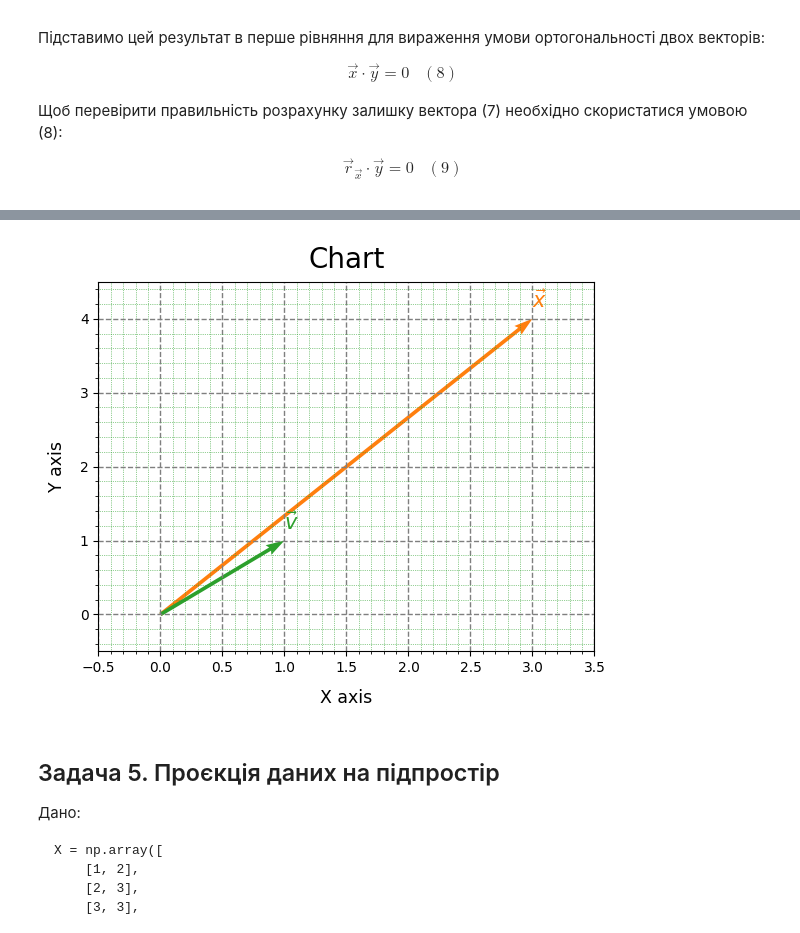
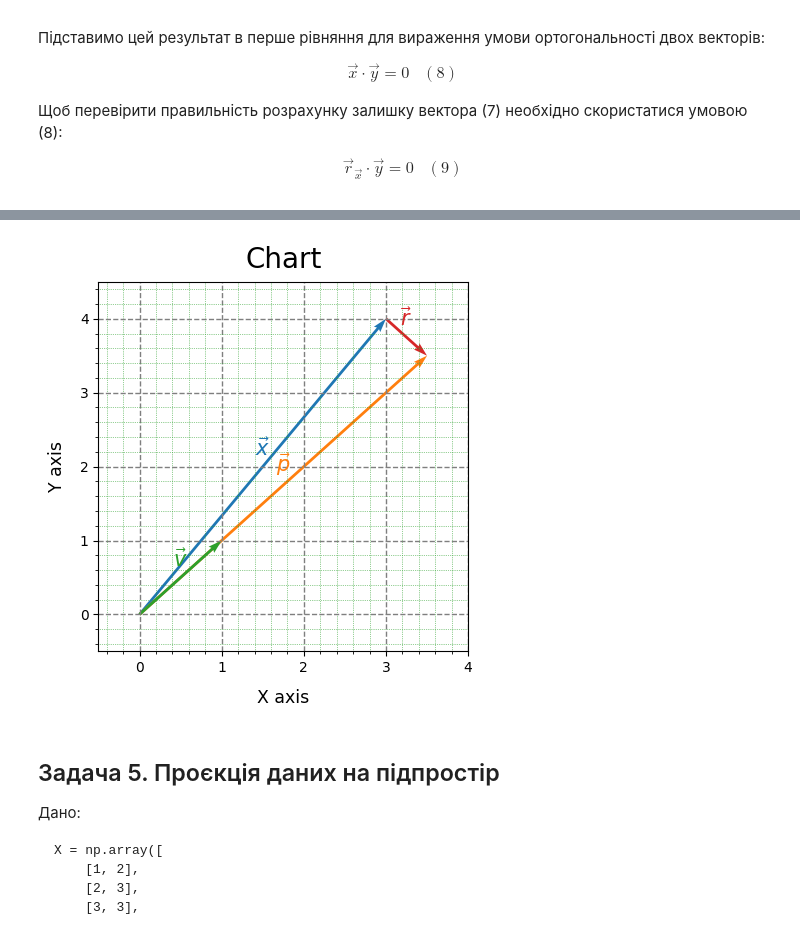
Before and after one commit to BogdanPinchuk/DataScience-PBY_HW4, a Jupyter notebook: Bohdan_Pinchuk_DS_HW4.ipynb, the cells around one changed output, grey strips where cells are left out. Drawn from its saved outputs; the diff is of its cells as text; code cells hidden in the pictures.

Commit message:
[Homework4] - added function draw chart for the 4th task

```diff
--- a/Bohdan_Pinchuk_DS_HW4.ipynb
+++ b/Bohdan_Pinchuk_DS_HW4.ipynb
@@ -424,11 +424,18 @@ $$\begin{matrix} \vec{r}_{\vec{x}} \cdot \vec{y} = 0 & (9) \end{matrix}$$
 #### Variant №1 ####
 
 import numpy as np
+import itertools
+import matplotlib.pyplot as plt
+from matplotlib.axes import Axes
+
+fig, ax = plt.subplots()
 
 # Input data
 x = np.array([3, 4])
 v = np.array([1, 1])
+
 tolerance = 4
+colors = itertools.cycle([f"C{i}" for i in range(10)])
 
 
 # Solution
@@ -449,62 +456,63 @@ ort_cond = rv_prod @ v
 cond = condition_check(ort_cond, 0.0)
 
 # Print results
+print("x = ", x)
+print("v = ", v)
 print("scalar_proj_x2v =", scalar_proj_x2v)
 print("proj =", proj)
 print("rv_prod =", rv_prod)
 print("ort_cond =", ort_cond)
 print(f"cond: rv_prod {cond} v")
 
-# proj =  #
-# rv_prod =  #
 
-import itertools
-import matplotlib.pyplot as plt
+def draw_2d_vector(axes: Axes, v_end: np.ndarray, v_name: str, margin: float = 0.5,
+                   v_start: np.ndarray = np.array([0, 0])):
+    """
+    Draw a 2d vector
+    :param axes: axes object
+    :param v_start: start of the vector
+    :param v_end: end of the vector
+    :param v_name: name of the vector
+    :param margin: margin from the chart
+    """
+    x_len = v_end[0] - v_start[0]
+    y_len = v_end[1] - v_start[1]
+    x_min, x_max = ax.get_xlim()
+    y_min, y_max = ax.get_ylim()
+    # update axes limits
+    x_min = min(x_min + margin, min(v_start[0], v_end[0])) - margin
+    x_max = max(x_max - margin, max(v_start[0], v_end[0])) + margin
+    y_min = min(y_min + margin, min(v_start[1], v_end[1])) - margin
+    y_max = max(y_max - margin, max(v_start[1], v_end[1])) + margin
+    axes.set_xlim(x_min, x_max)
+    axes.set_ylim(y_min, y_max)
+    axes.set_box_aspect(1)
 
-fig, ax = plt.subplots()
+    # Plot settings
+    axes.set_title('Chart', fontsize=20, pad=10, loc='center', color='black')
+    axes.set_xlabel('X axis', fontsize=12.5, labelpad=10, loc='center', color='black')
+    axes.set_ylabel('Y axis', fontsize=12.5, labelpad=10, loc='center', color='black')
+    axes.grid(axis='both', visible=True, which='major', ls='--', linewidth=1.0, color='tab:gray')
+    # ax.tick_params(axis='both', which='major', grid_color='tab:blue', labelcolor='black')
+    axes.minorticks_on()
+    axes.grid(axis='both', visible=True, which='minor', ls=':', linewidth=0.5, color='tab:green')
+    # ax.tick_params(axis='both', which='minor', grid_color='tab:green', labelcolor='black')
 
-c_names = itertools.cycle([f"C{i}" for i in range(10)])
-current_color = next(c_names)
+    # Arrow
+    current_color = next(colors)
+    x_annot = v_start[0] + (x_len / 2.0)
+    y_annot = v_start[1] + (y_len / 2.0)
+    axes.quiver(v_start[0], v_start[1], x_len, y_len,
+                angles='xy', scale_units='xy', scale=1, color=current_color)
+    axes.annotate(fr"$\vec{{{v_name}}}$", (x_annot, y_annot), xytext=(0, 5), fontsize=15,
+                  color=current_color, textcoords='offset points', ha='center', va='bottom')
 
-# Axes
-del_xy = 0.5
-x_min, x_max, y_min, y_max = (0.0, 0.0, 0.0, 0.0)
 
-# Chart
-ax.set_title('Chart', fontsize=20, pad=10, loc='center', color='black')
-ax.set_xlabel('X axis', fontsize=12.5, labelpad=10, loc='center', color='black')
-ax.set_ylabel('Y axis', fontsize=12.5, labelpad=10, loc='center', color='black')
+draw_2d_vector(ax, x, "x")
+draw_2d_vector(ax, proj, "p")
+draw_2d_vector(ax, v, "v")
+draw_2d_vector(ax, proj, "r", v_start=rv_prod + proj)
+# draw_2d_vector(ax, proj, "p", v_start=x)
 
-ax.grid(axis='both', visible=True, which='major', ls='--', linewidth=1.0, color='tab:gray')
-# ax.tick_params(axis='both', which='major', grid_color='tab:blue', labelcolor='black')
-ax.minorticks_on()
-ax.grid(axis='both', visible=True, which='minor', ls=':', linewidth=0.5, color='tab:green')
-# ax.tick_params(axis='both', which='minor', grid_color='tab:green', labelcolor='black')
-
-x_min = min(x_min + del_xy, 0) - del_xy
-x_max = max(x_max - del_xy, x[0]) + del_xy
-y_min = min(y_min + del_xy, 0) - del_xy
-y_max = max(y_max - del_xy, x[1]) + del_xy
-ax.set_xlim(x_min, x_max)
-ax.set_ylim(y_min, y_max)
-
-# Arrow
-ax.quiver(0, 0, x[0], x[1], angles='xy', scale_units='xy', scale=1, color='C1')
-ax.annotate(r"$\vec{x}$", (x[0], x[1]), xytext=(5, 5), fontsize=15, color='C1',
-            textcoords='offset points', ha='center', va='bottom')
-
-curr_x_min, curr_x_max = ax.get_xlim()
-curr_y_min, curr_y_max = ax.get_ylim()
-
-x_min = min(x_min + del_xy, 0) - del_xy
-x_max = max(x_max - del_xy, v[0]) + del_xy
-y_min = min(y_min + del_xy, 0) - del_xy
-y_max = max(y_max - del_xy, v[1]) + del_xy
-ax.set_xlim(x_min, x_max)
-ax.set_ylim(y_min, y_max)
-
-ax.quiver(0, 0, v[0], v[1], angles='xy', scale_units='xy', scale=1, color='C2')
-ax.annotate(r"$\vec{v}$", (v[0], v[1]), xytext=(5, 5), fontsize=15, color='C2',
-            textcoords='offset points', ha='center', va='bottom')
 plt.show()
 # %% [output]
@@ -511,9 +521,9 @@ plt.show()
 scalar_proj_x2v = 4.949747468305833
 proj = [3.5 3.5]
 rv_prod = [-0.5  0.5]
 ort_cond = 0.0
 cond: rv_prod == v
-[figure, old version]
+[figure, new version]
 # %% [markdown]
 ## Задача 5. Проєкція даних на підпростір
 Дано:
```
Also changed, not shown: parts of 1 cell of this notebook.
